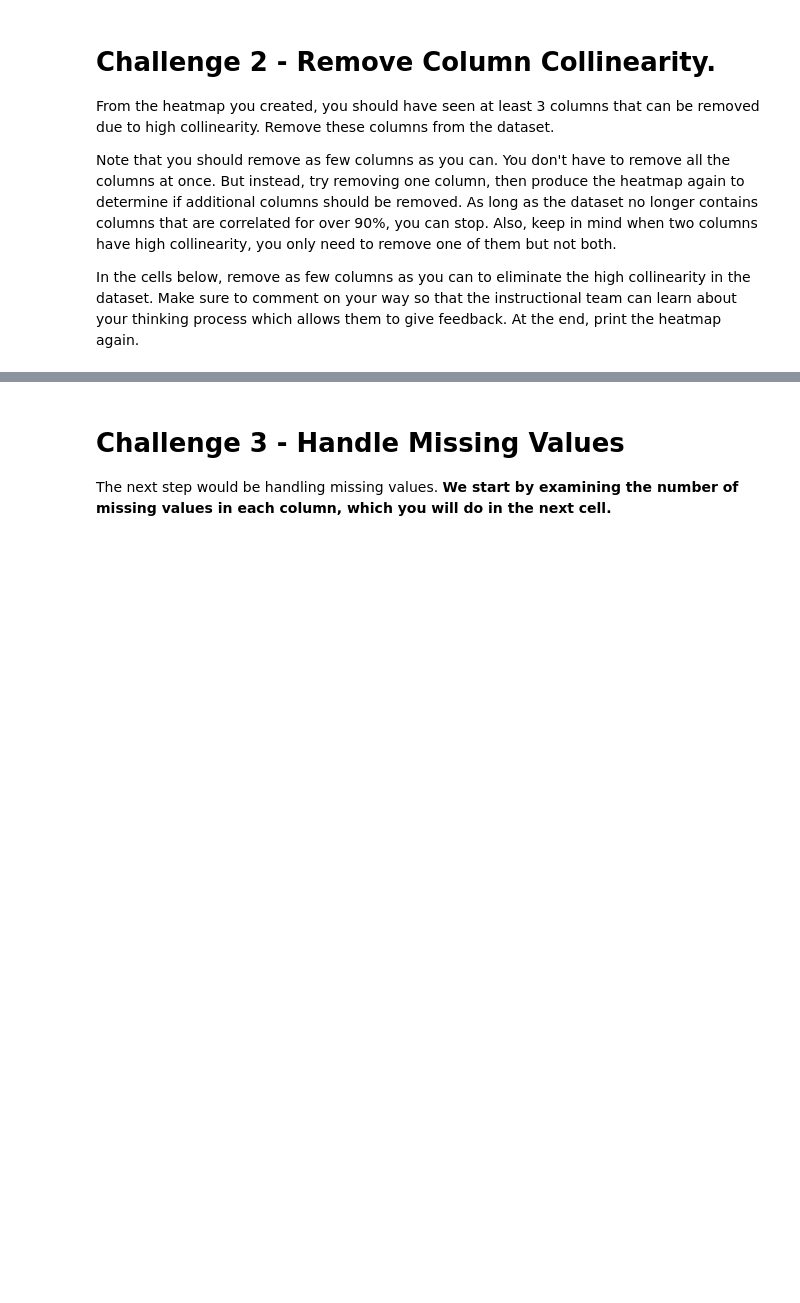
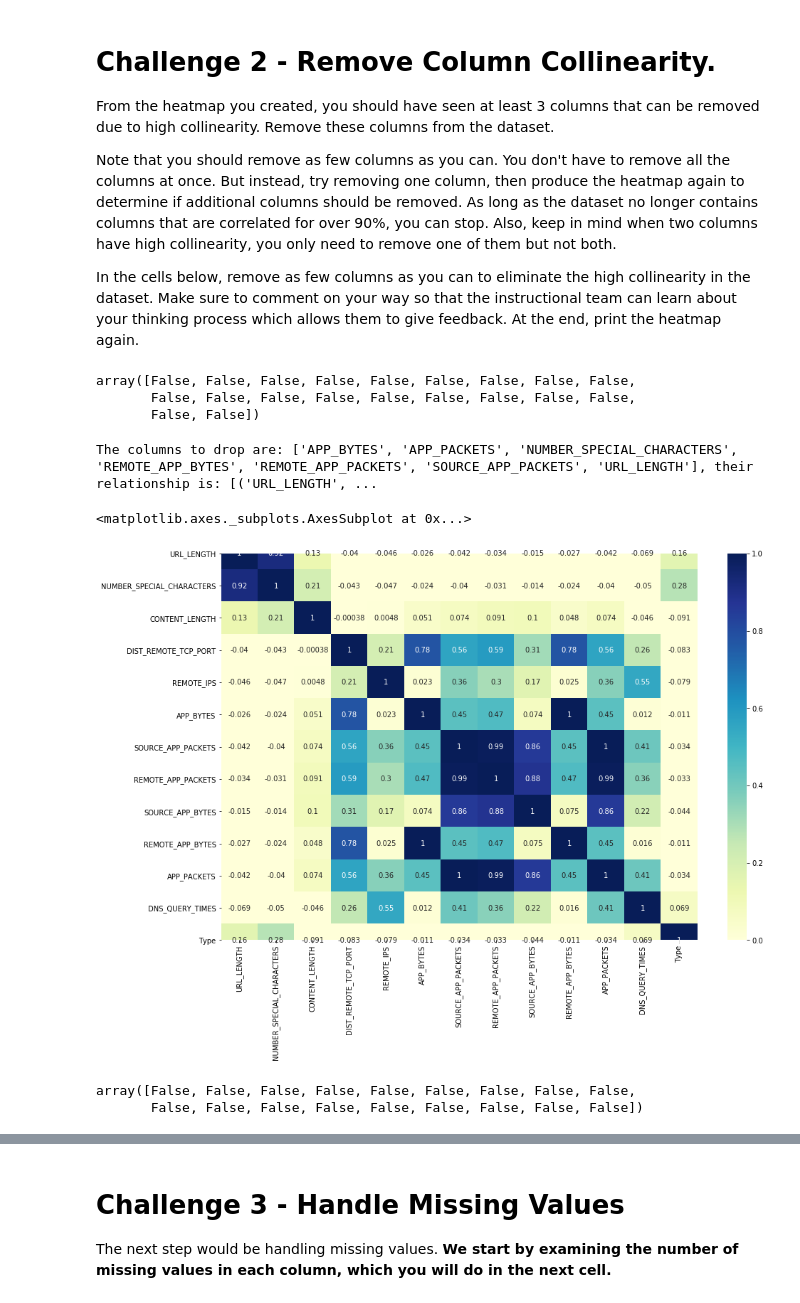
Before and after one commit to ta-datapt-bcn/lab-supervised-learning, a Jupyter notebook: your-code/main.ipynb, the cells around one changed output, grey strips where cells are left out. Drawn from its saved outputs; the diff is of its cells as text; code cells hidden in the pictures; blank space fills up the shorter version.

```diff
--- a/your-code/main.ipynb
+++ b/your-code/main.ipynb
@@ -69,2 +163,24 @@ In the cells below, remove as few columns as you can to eliminate the high colli
+# %%
+# Your code here
+#We start by dropping TCP_CONVERSATION_EXCHANGE becuase it's the one with most correlations
+websites_1 = websites.drop('TCP_CONVERSATION_EXCHANGE', axis = 1)
+# %%
+websites_1.columns.isin(['TCP_CONVERSATION_EXCHANGE'])
+# %% [output]
+array([False, False, False, False, False, False, False, False, False,
+       False, False, False, False, False, False, False, False, False,
+       False, False])
 # %%
 # Print heatmap again
+correlated_columns(websites_1)
+# %% [output]
+The columns to drop are: ['APP_BYTES', 'APP_PACKETS', 'NUMBER_SPECIAL_CHARACTERS', 'REMOTE_APP_BYTES', 'REMOTE_APP_PACKETS', 'SOURCE_APP_PACKETS', 'URL_LENGTH'], their relationship is: [('URL_LENGTH', ...
+<matplotlib.axes._subplots.AxesSubplot at 0x...>
+[figure, added]
+# %%
+# # Your comment here
+websites_2 = websites_1.drop(['APP_PACKETS','REMOTE_APP_PACKETS'], axis = 1)
+websites_2.columns.isin(['APP_PACKETS', 'REMOTE_APP_PACKETS'])
+# %% [output]
+array([False, False, False, False, False, False, False, False, False,
+       False, False, False, False, False, False, False, False, False])
```
Also changed, not shown: parts of 65 cells of this notebook.
